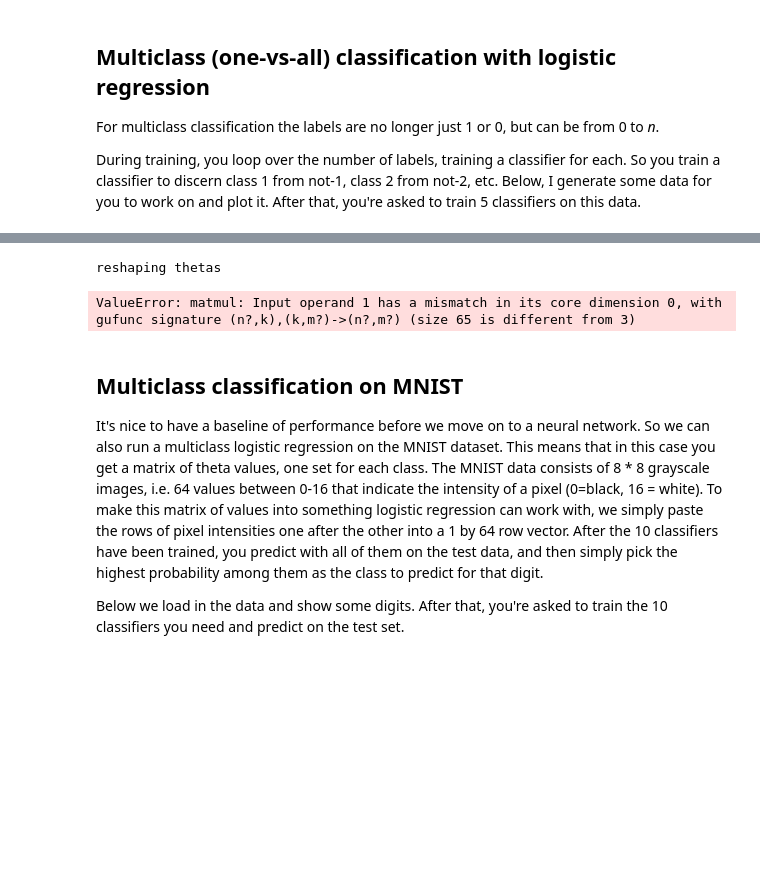
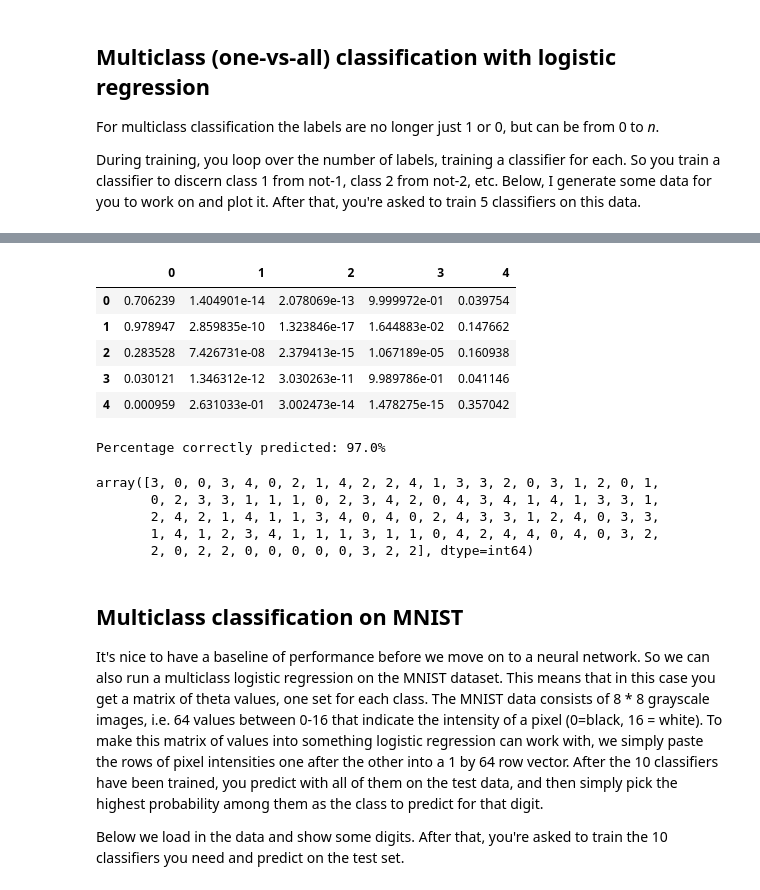
Before and after one commit to DieStok/Basic-Machine-Learning-for-Bioinformatics, a Jupyter notebook: Day2/Practical/PracticalMaterialDay2_AfternoonPractical_Answers.ipynb, the cells around one changed output, grey strips where cells are left out. Cells and saved outputs as stored; diff of their text form; code cells hidden in the pictures; blank space fills up the shorter version.

```diff
--- a/Day2/Practical/PracticalMaterialDay2_AfternoonPractical_Answers.ipynb
+++ b/Day2/Practical/PracticalMaterialDay2_AfternoonPractical_Answers.ipynb
@@ -238,53 +320,31 @@ for label in np.unique(np.sort(labelsTrain)):
 # %%
-###################
-##
-## HEre I checked the cost function and prediction function manually. All seemed to work!
-##
-###################
-thetas = np.array(startThetas)
-x = featsTrain
-y = (labelsTrain == 0).astype(int)
-lambda_ = 0
+# your answer here
 
-m = len(x)
-if thetas.ndim < 2:
-    print("reshaping thetas")
-    thetas = thetas[:, np.newaxis]
-    #print(thetas)
-preds  = linAlgLogRegHypothesis(x, thetas)
-if preds.shape != (m, 1):
-    print("reshaping predicted")
-    preds  = preds[:, np.newaxis]
-if y.ndim < 2:
-    print("reshaping y")
-    y = y[:, np.newaxis]
-    #print(y)
-errors = preds - y
-gradientSummation  = errors.T @ np.c_[np.ones(len(errors)), x]
-unregularisedGradients  = 1/m * gradientSummation
-regularisedGradients    = np.ravel(unregularisedGradients)
-print(regularisedGradients)
-#print(regularisedGradients)
-regularisedGradients[1:]    = regularisedGradients[1:] + lambda_/m * np.ravel(thetas)[1:]
-print(type(regularisedGradients))
 
-thetaCopy = thetas.copy()
-smallValueToPreventInfinity = 1e-12
+# answer
 
-m = len(x)
-predictions      = linAlgLogRegHypothesis(x, thetas)
-costsPerSample   = -y * np.log(predictions+smallValueToPreventInfinity) - (1-y) * np.log(1 - predictions+smallValueToPreventInfinity)
-print(costsPerSample)
-#set the bias to 0 so you don't count it in regularisation.
-#It is convention not to regularise the bias/intercept
-thetaCopy[0]     = 0
-regCost          = lambda_/2 * 1/m * thetaCopy.T @ thetaCopy
-totalCosts       = np.nansum(1/m * costsPerSample) + regCost
-print(np.ravel(totalCosts))
-print(type(totalCosts))
+predictions = linAlgLogRegHypothesis(featsTest, thetasAllClasses)
+display(pd.DataFrame(predictions).head())
+
+predLabels = np.where(predictions == np.amax(predictions, axis = 1)[:,np.newaxis])[1]
+
+print("Percentage correctly predicted test: " + str(np.sum(predLabels == labelsTest)/len(predLabels)*100) + "%")
 # %% [output]
+|  | 0 | 1 | 2 | 3 | 4 |
+| 0 | 0.706239 | 1.404901e-14 | 2.078069e-13 | 9.999972e-01 | 0.039754 |
+| 1 | 0.978947 | 2.859835e-10 | 1.323846e-17 | 1.644883e-02 | 0.147662 |
+| 2 | 0.283528 | 7.426731e-08 | 2.379413e-15 | 1.067189e-05 | 0.160938 |
+| 3 | 0.030121 | 1.346312e-12 | 3.030263e-11 | 9.989786e-01 | 0.041146 |
+| 4 | 0.000959 | 2.631033e-01 | 3.002473e-14 | 1.478275e-15 | 0.357042 |
-reshaping thetas
+Percentage correctly predicted: 97.0%
-ValueError: matmul: Input operand 1 has a mismatch in its core dimension 0, with gufunc signature (n?,k),(k,m?)->(n?,m?) (size 65 is different from 3)
+# %%
+labels
+# %% [output]
+array([3, 0, 0, 3, 4, 0, 2, 1, 4, 2, 2, 4, 1, 3, 3, 2, 0, 3, 1, 2, 0, 1,
+       0, 2, 3, 3, 1, 1, 1, 0, 2, 3, 4, 2, 0, 4, 3, 4, 1, 4, 1, 3, 3, 1,
+       2, 4, 2, 1, 4, 1, 1, 3, 4, 0, 4, 0, 2, 4, 3, 3, 1, 2, 4, 0, 3, 3,
+       1, 4, 1, 2, 3, 4, 1, 1, 1, 3, 1, 1, 0, 4, 2, 4, 4, 0, 4, 0, 3, 2,
+       2, 0, 2, 2, 0, 0, 0, 0, 0, 3, 2, 2], dtype=int64)
 # %% [markdown]
 ## Multiclass classification on MNIST
 
```
Also changed, not shown: parts of 14 cells of this notebook, 10 other files.
